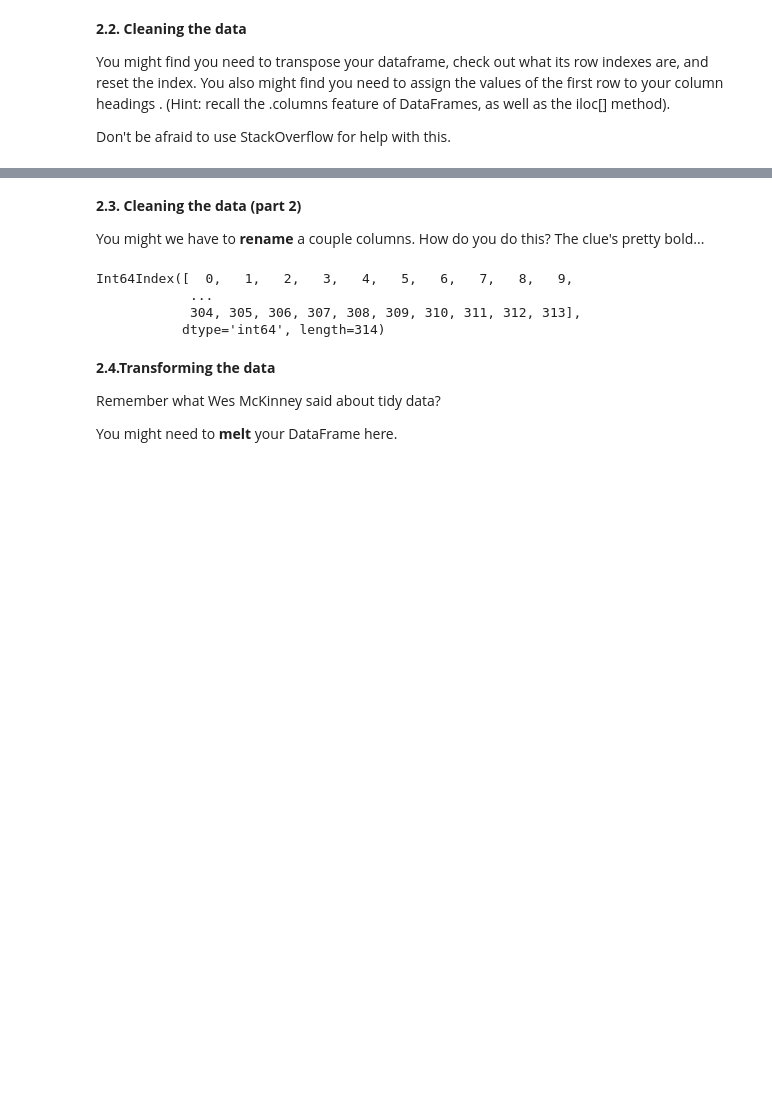
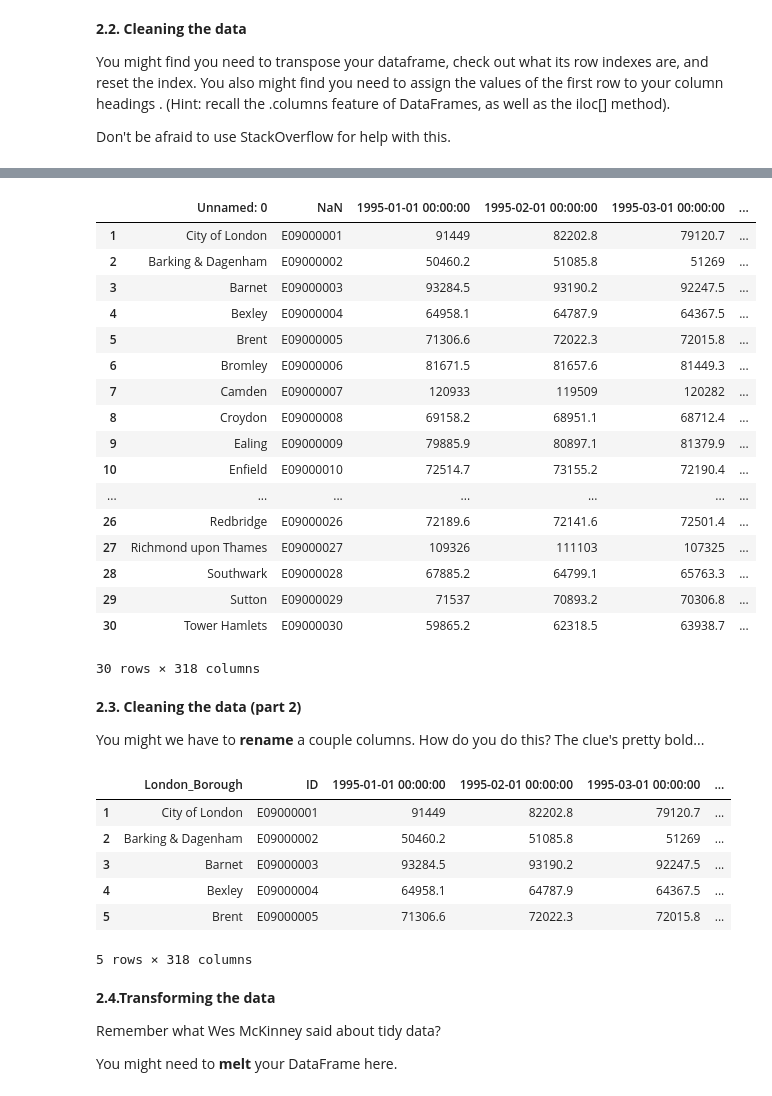
Before and after one commit to jas07raky/Mini-projects, a Jupyter notebook: Unit 4 Challenge - Tier 3.ipynb, the cells around one changed output, grey strips where cells are left out. Saved outputs shown, nothing was run; the diff lists cells and outputs as text; code cells hidden in the pictures; blank space fills up the shorter version.

```diff
--- a/Unit 4 Challenge - Tier 3.ipynb
+++ b/Unit 4 Challenge - Tier 3.ipynb
@@ -134,3 +123,28 @@ properties.T.head()
+# %%
+properties_T = properties.transpose() #manipulate dataframe to show price increases for boroughs as time passes
+properties_T = properties_T.reset_index()
+properties_T.columns = properties_T.iloc[0]
+properties_T = properties_T.drop(0)
+properties_T.head(30)
+# %% [output]
+|  | Unnamed: 0 | NaN | 1995-01-01 00:00:00 | 1995-02-01 00:00:00 | 1995-03-01 00:00:00 | ... |
+| 1 | City of London | E09000001 | 91449 | 82202.8 | 79120.7 | ... |
+| 2 | Barking & Dagenham | E09000002 | 50460.2 | 51085.8 | 51269 | ... |
+| 3 | Barnet | E09000003 | 93284.5 | 93190.2 | 92247.5 | ... |
+| 4 | Bexley | E09000004 | 64958.1 | 64787.9 | 64367.5 | ... |
+| 5 | Brent | E09000005 | 71306.6 | 72022.3 | 72015.8 | ... |
+| 6 | Bromley | E09000006 | 81671.5 | 81657.6 | 81449.3 | ... |
+| 7 | Camden | E09000007 | 120933 | 119509 | 120282 | ... |
+| 8 | Croydon | E09000008 | 69158.2 | 68951.1 | 68712.4 | ... |
+| 9 | Ealing | E09000009 | 79885.9 | 80897.1 | 81379.9 | ... |
+| 10 | Enfield | E09000010 | 72514.7 | 73155.2 | 72190.4 | ... |
+| ... | ... | ... | ... | ... | ... | ... |
+| 26 | Redbridge | E09000026 | 72189.6 | 72141.6 | 72501.4 | ... |
+| 27 | Richmond upon Thames | E09000027 | 109326 | 111103 | 107325 | ... |
+| 28 | Southwark | E09000028 | 67885.2 | 64799.1 | 65763.3 | ... |
+| 29 | Sutton | E09000029 | 71537 | 70893.2 | 70306.8 | ... |
+| 30 | Tower Hamlets | E09000030 | 59865.2 | 62318.5 | 63938.7 | ... |
+30 rows × 318 columns
 # %% [markdown]
 **2.3. Cleaning the data (part 2)**
 
@@ -138,12 +152,14 @@ You might we have to **rename** a couple columns. How do you do this? The clue's
 # %%
 properties_T = properties_T.rename(columns = {'Unnamed: 0':'London_Borough', pd.NaT: 'ID'})
 properties_T.head()
-properties_T.columns
 # %% [output]
+|  | London_Borough | ID | 1995-01-01 00:00:00 | 1995-02-01 00:00:00 | 1995-03-01 00:00:00 | ... |
+| 1 | City of London | E09000001 | 91449 | 82202.8 | 79120.7 | ... |
+| 2 | Barking & Dagenham | E09000002 | 50460.2 | 51085.8 | 51269 | ... |
+| 3 | Barnet | E09000003 | 93284.5 | 93190.2 | 92247.5 | ... |
+| 4 | Bexley | E09000004 | 64958.1 | 64787.9 | 64367.5 | ... |
+| 5 | Brent | E09000005 | 71306.6 | 72022.3 | 72015.8 | ... |
-Int64Index([  0,   1,   2,   3,   4,   5,   6,   7,   8,   9,
-            ...
-            304, 305, 306, 307, 308, 309, 310, 311, 312, 313],
-           dtype='int64', length=314)
+5 rows × 318 columns
 # %% [markdown]
 **2.4.Transforming the data**
 
```
Also changed, not shown: parts of 9 cells of this notebook.
